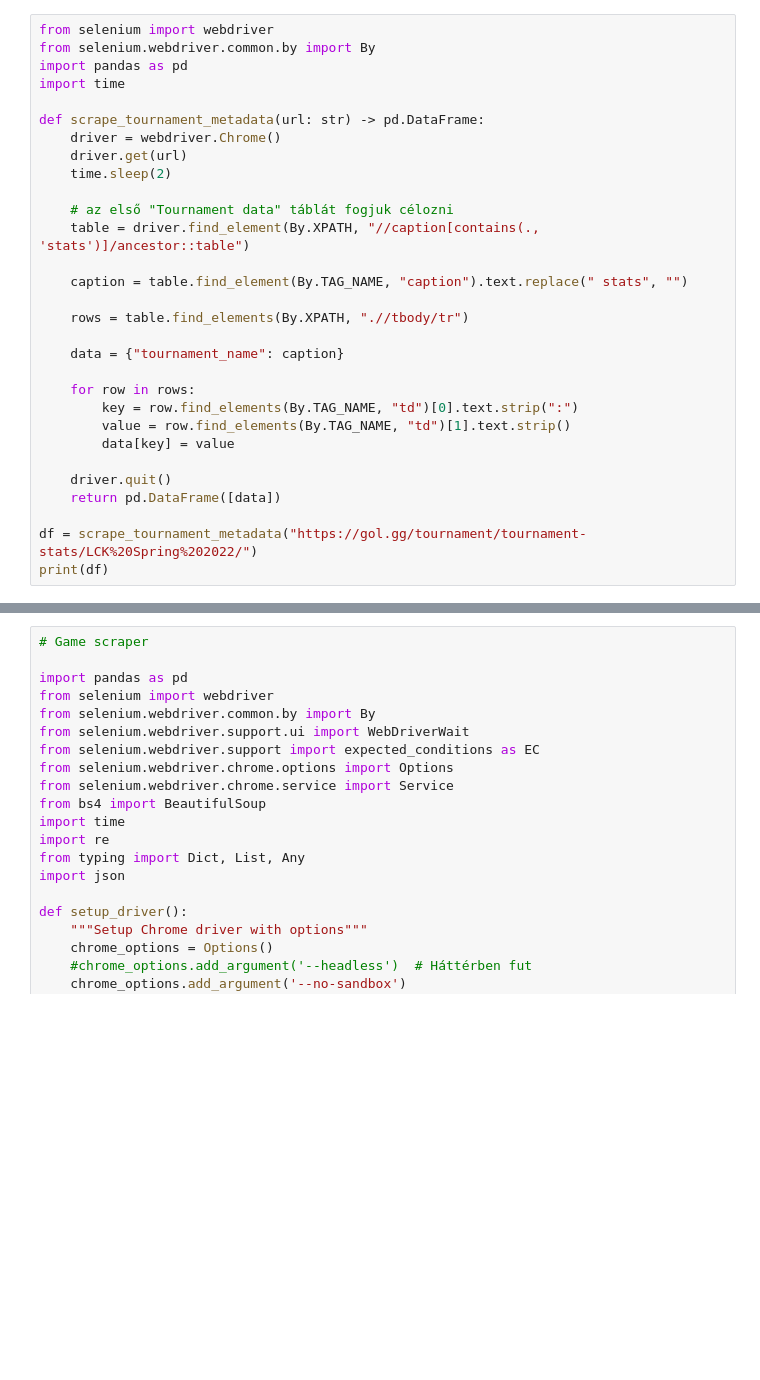
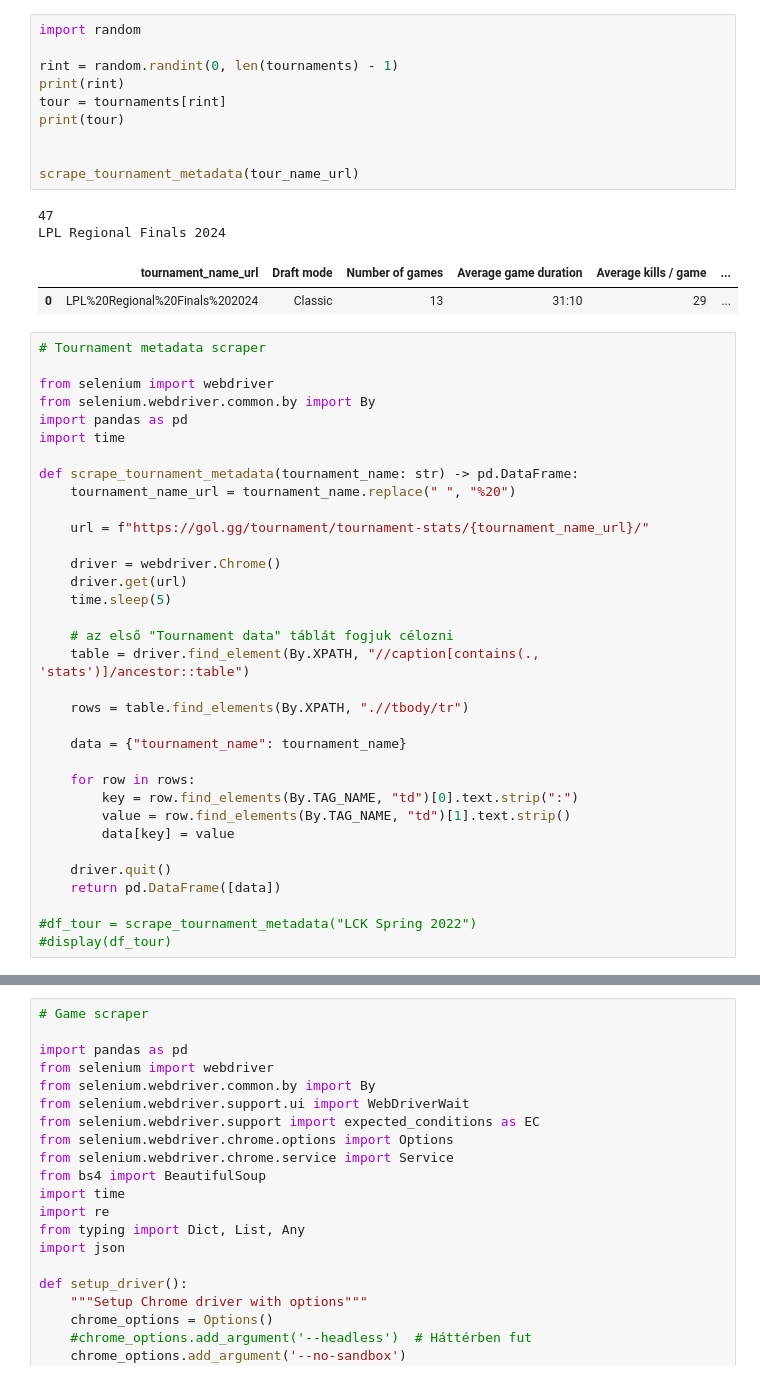
Before and after one commit to Admex666/TSDP, a Jupyter notebook: TipForge/esport-lol/lol_test.ipynb, the cells around one changed output, grey strips where cells are left out. Saved outputs shown, nothing was run; the diff lists cells and outputs as text; blank space fills up the shorter version.

Commit message:
tour list

```diff
--- a/TipForge/esport-lol/lol_test.ipynb
+++ b/TipForge/esport-lol/lol_test.ipynb
@@ -77,22 +39,41 @@ if __name__ == "__main__":
+# %%
+import random
+
+rint = random.randint(0, len(tournaments) - 1)
+print(rint)
+tour = tournaments[rint]
+print(tour)
+
+
+scrape_tournament_metadata(tour_name_url)
+# %% [output]
+47
+LPL Regional Finals 2024
+|  | tournament_name_url | Draft mode | Number of games | Average game duration | Average kills / game | ... |
+| 0 | LPL%20Regional%20Finals%202024 | Classic | 13 | 31:10 | 29 | ... |
 # %%
+# Tournament metadata scraper
+
 from selenium import webdriver
 from selenium.webdriver.common.by import By
 import pandas as pd
 import time
 
-def scrape_tournament_metadata(url: str) -> pd.DataFrame:
+def scrape_tournament_metadata(tournament_name: str) -> pd.DataFrame:
+    tournament_name_url = tournament_name.replace(" ", "%20")
+
+    url = f"https://gol.gg/tournament/tournament-stats/{tournament_name_url}/"
+
     driver = webdriver.Chrome()
     driver.get(url)
-    time.sleep(2)
+    time.sleep(5)
 
     # az első "Tournament data" táblát fogjuk célozni
     table = driver.find_element(By.XPATH, "//caption[contains(., 'stats')]/ancestor::table")
 
-    caption = table.find_element(By.TAG_NAME, "caption").text.replace(" stats", "")
-
     rows = table.find_elements(By.XPATH, ".//tbody/tr")
 
-    data = {"tournament_name": caption}
+    data = {"tournament_name": tournament_name}
 
     for row in rows:
         key = row.find_elements(By.TAG_NAME, "td")[0].text.strip(":")
@@ -102,6 +83,6 @@ def scrape_tournament_metadata(url: str) -> pd.DataFrame:
     driver.quit()
     return pd.DataFrame([data])
 
-df = scrape_tournament_metadata("https://gol.gg/tournament/tournament-stats/LCK%20Spring%202022/")
-print(df)
+#df_tour = scrape_tournament_metadata("LCK Spring 2022")
+#display(df_tour)
 # %%
```
Also changed, not shown: parts of 4 cells of this notebook.
